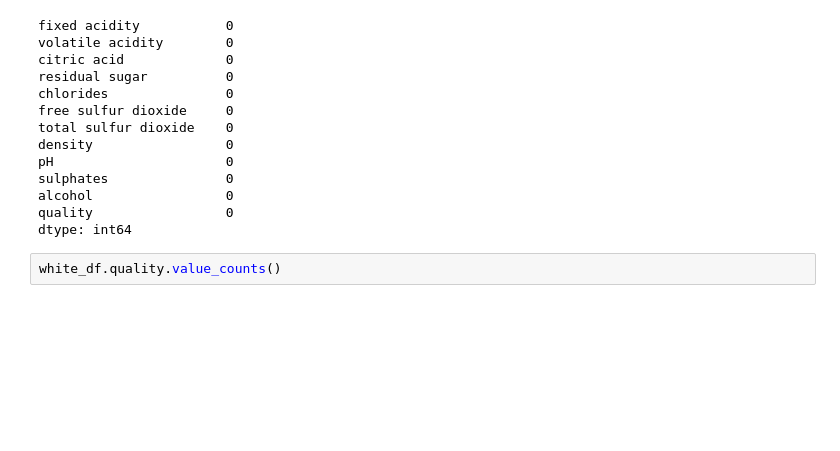
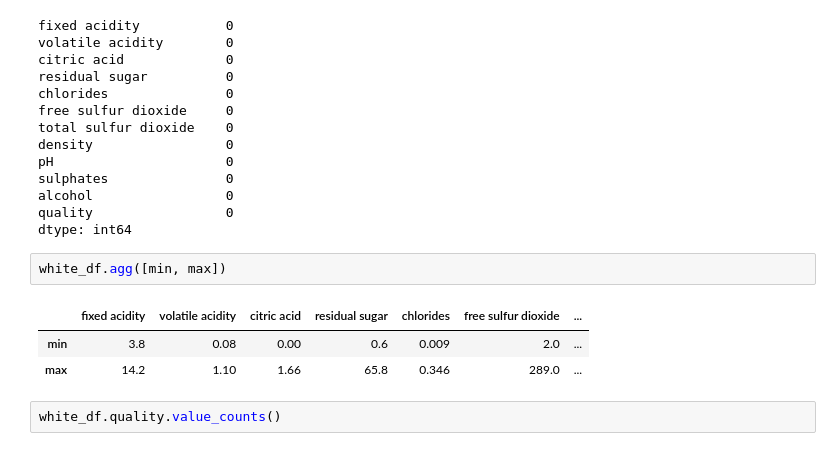
Before and after one commit to Mbutler22/Wine-Physiochemical-Analysis, a Jupyter notebook: white_wine_ML.ipynb, the cells around one changed output. Saved outputs shown, nothing was run; the diff lists cells and outputs as text; blank space fills up the shorter version.

```diff
--- a/white_wine_ML.ipynb
+++ b/white_wine_ML.ipynb
@@ -74,6 +76,12 @@ sulphates               0
 alcohol                 0
 quality                 0
 dtype: int64
+# %%
+white_df.agg([min, max])
+# %% [output]
+|  | fixed acidity | volatile acidity | citric acid | residual sugar | chlorides | free sulfur dioxide | ... |
+| min | 3.8 | 0.08 | 0.00 | 0.6 | 0.009 | 2.0 | ... |
+| max | 14.2 | 1.10 | 1.66 | 65.8 | 0.346 | 289.0 | ... |
 # %%
 white_df.quality.value_counts()
 # %% [output]
```
Also changed, not shown: parts of 28 cells of this notebook, 2 other files.
